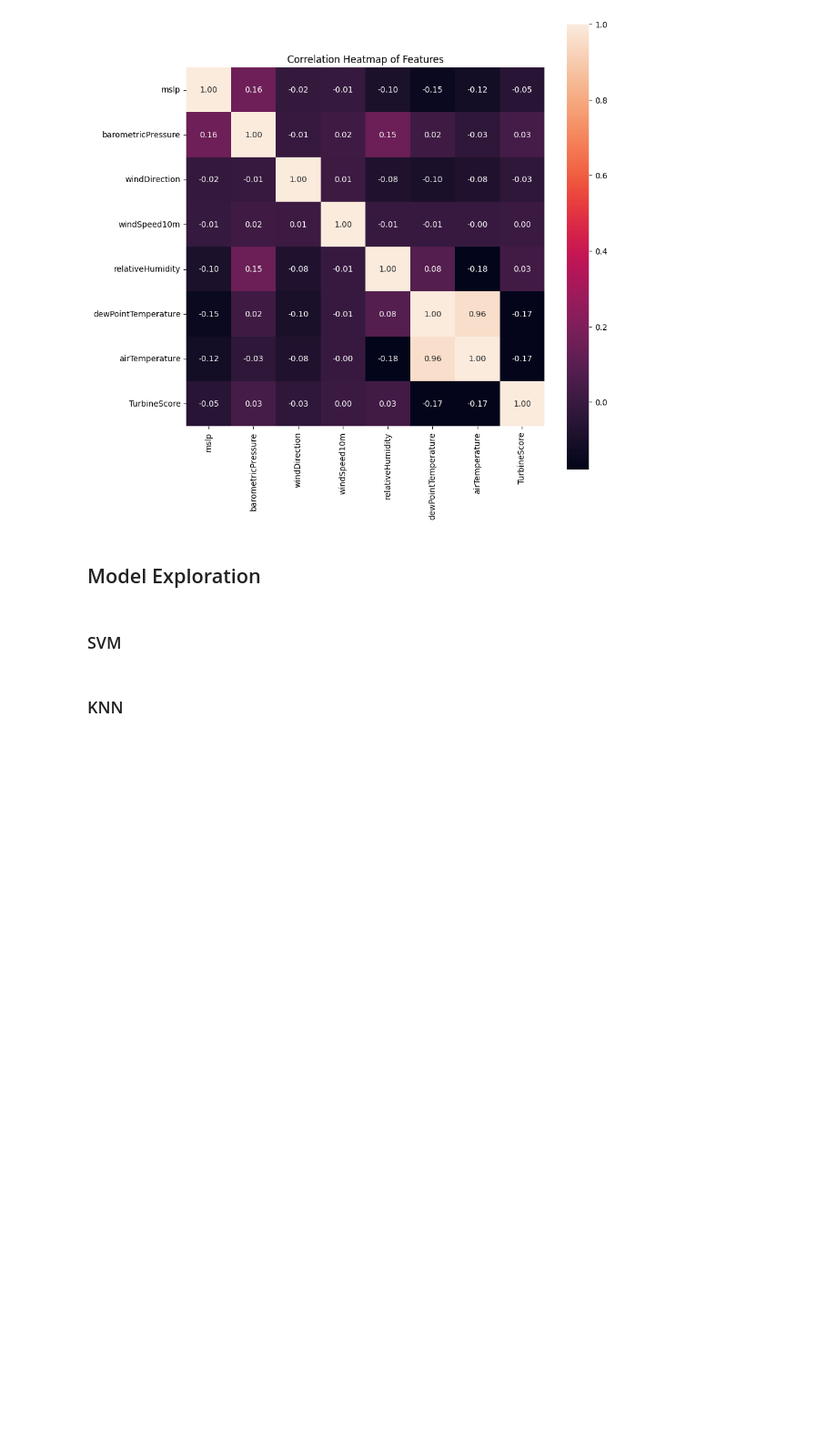
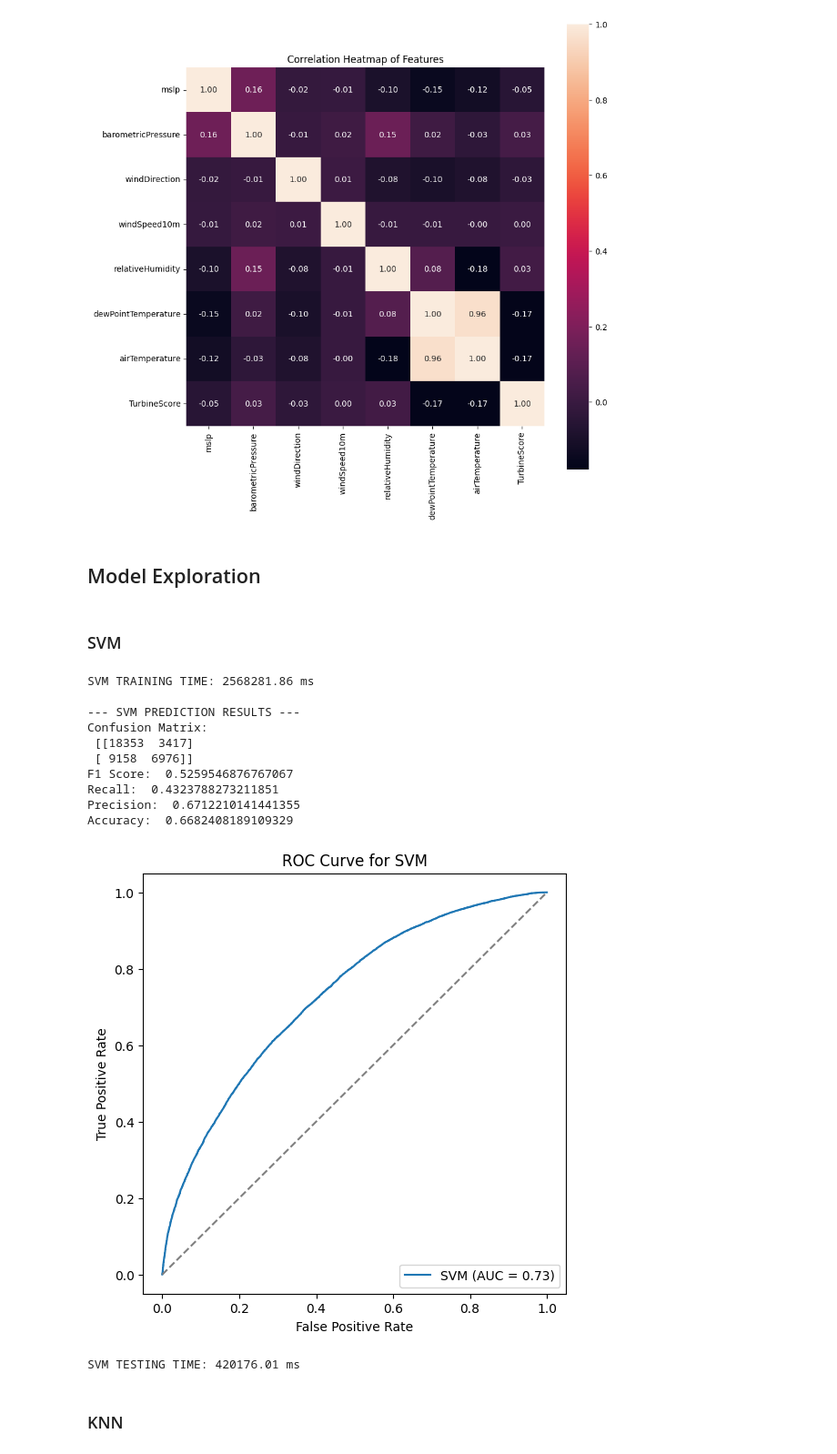
Before and after one commit to kevin-manka/ml-wind-turbine-site-suitability, a Jupyter notebook: turbine_prediction_model.ipynb, the cells around one changed output. Shown at 91% size. Saved outputs shown, nothing was run; the diff lists cells and outputs as text; code cells hidden in the pictures; blank space fills up the shorter version.

Commit message:
feat: training results

```diff
--- a/turbine_prediction_model.ipynb
+++ b/turbine_prediction_model.ipynb
@@ -244,16 +244,29 @@ def test_model(model, model_name):
 # %% [markdown]
 ### SVM
 # %%
-# svm_model = Pipeline([
-#     ('scale', StandardScaler()),
-#     ('svm', SVC(kernel='rbf', gamma='scale'))
-#     ])
+svm_model = Pipeline([
+    ('scale', StandardScaler()),
+    ('svm', SVC(kernel='rbf', gamma='scale'))
+    ])
 
-# svm_train_time, _, _ = train_model(svm_model, X_train, y_train)
-# print(f"SVM TRAINING TIME: {svm_train_time:.2f} ms")
+svm_train_time, _, _ = train_model(svm_model, X_train, y_train)
+print(f"SVM TRAINING TIME: {svm_train_time:.2f} ms")
 
-# svm_test_time = test_model(svm_model, "SVM")
-# print(f"SVM TESTING TIME: {svm_test_time:.2f} ms")
+svm_test_time = test_model(svm_model, "SVM")
+print(f"SVM TESTING TIME: {svm_test_time:.2f} ms")
+# %% [output]
+SVM TRAINING TIME: 2568281.86 ms
+
+--- SVM PREDICTION RESULTS ---
+Confusion Matrix:
+ [[18353  3417]
+ [ 9158  6976]]
+F1 Score:  0.5259546876767067
+Recall:  0.4323788273211851
+Precision:  0.6712210141441355
+Accuracy:  0.6682408189109329
+[figure, added]
+SVM TESTING TIME: 420176.01 ms
 # %% [markdown]
 ### KNN
 # %%
```
Also changed, not shown: parts of 5 cells of this notebook.
